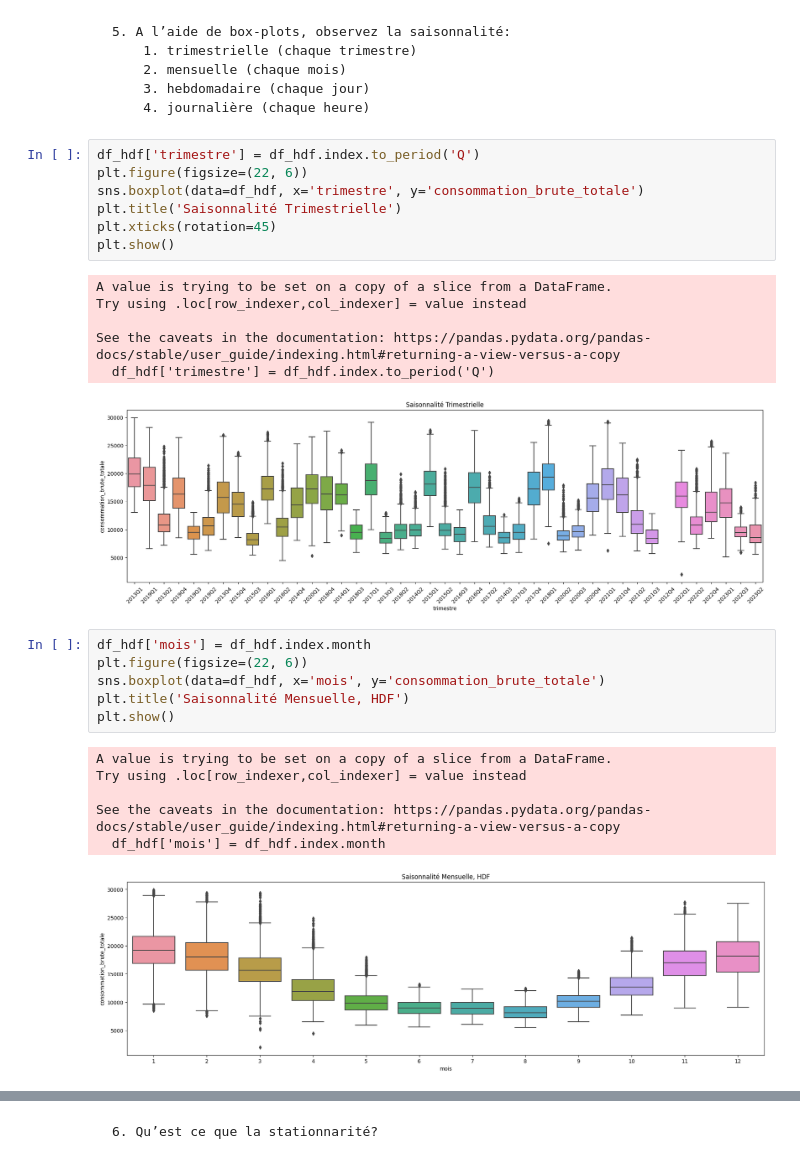
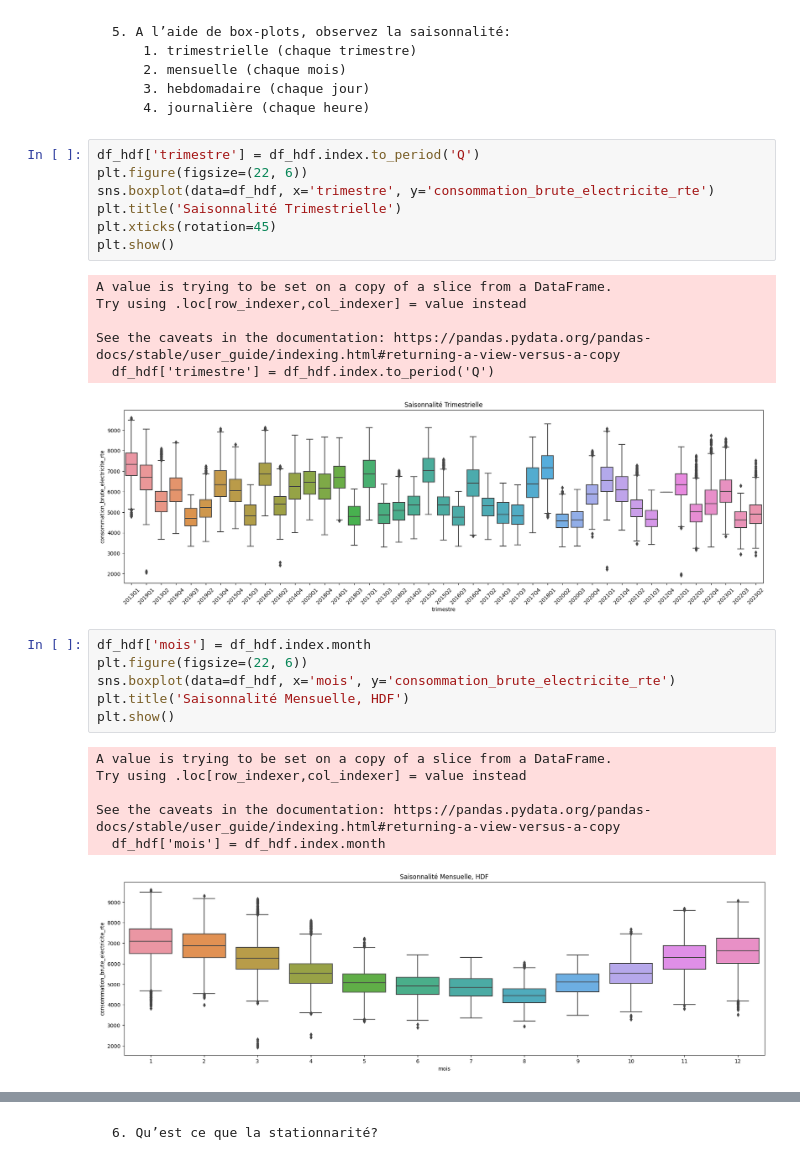
Before and after one commit to ForskyOnly/time_series, a Jupyter notebook: time_series.ipynb, the cells around one changed output, grey strips where cells are left out. Drawn from its saved outputs; the diff is of its cells as text.

```diff
--- a/time_series.ipynb
+++ b/time_series.ipynb
@@ -179,7 +179,7 @@ moyenne_mobile = df_jour.rolling(window="7D", center=True, win_type=None).mean()
 # %%
 df_hdf['trimestre'] = df_hdf.index.to_period('Q')
 plt.figure(figsize=(22, 6))
-sns.boxplot(data=df_hdf, x='trimestre', y='consommation_brute_totale')
+sns.boxplot(data=df_hdf, x='trimestre', y='consommation_brute_electricite_rte')
 plt.title('Saisonnalité Trimestrielle')
 plt.xticks(rotation=45)
 plt.show()
@@ -189,20 +189,20 @@ Try using .loc[row_indexer,col_indexer] = value instead
 
 See the caveats in the documentation: https://pandas.pydata.org/pandas-docs/stable/user_guide/indexing.html#returning-a-view-versus-a-copy
   df_hdf['trimestre'] = df_hdf.index.to_period('Q')
-[figure, old version]
+[figure, new version]
 # %%
 df_hdf['mois'] = df_hdf.index.month
 plt.figure(figsize=(22, 6))
-sns.boxplot(data=df_hdf, x='mois', y='consommation_brute_totale')
+sns.boxplot(data=df_hdf, x='mois', y='consommation_brute_electricite_rte')
 plt.title('Saisonnalité Mensuelle, HDF')
 plt.show()
 # %% [output]
 A value is trying to be set on a copy of a slice from a DataFrame.
 Try using .loc[row_indexer,col_indexer] = value instead
 
 See the caveats in the documentation: https://pandas.pydata.org/pandas-docs/stable/user_guide/indexing.html#returning-a-view-versus-a-copy
   df_hdf['mois'] = df_hdf.index.month
-[figure, old version]
+[figure, new version]
 # %%
 df_hdf["heure"] = df_hdf.index.hour
 plt.figure(figsize=(22, 6))
```
Also changed, not shown: parts of 13 cells of this notebook.
